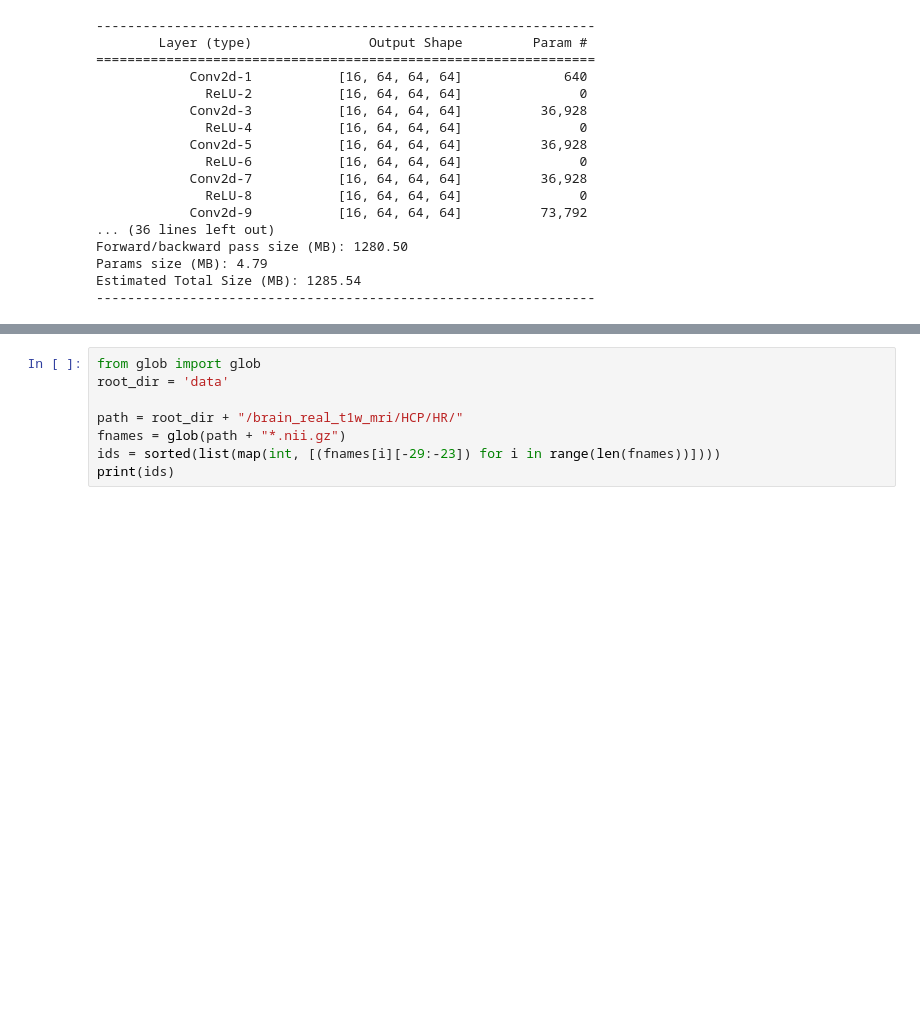
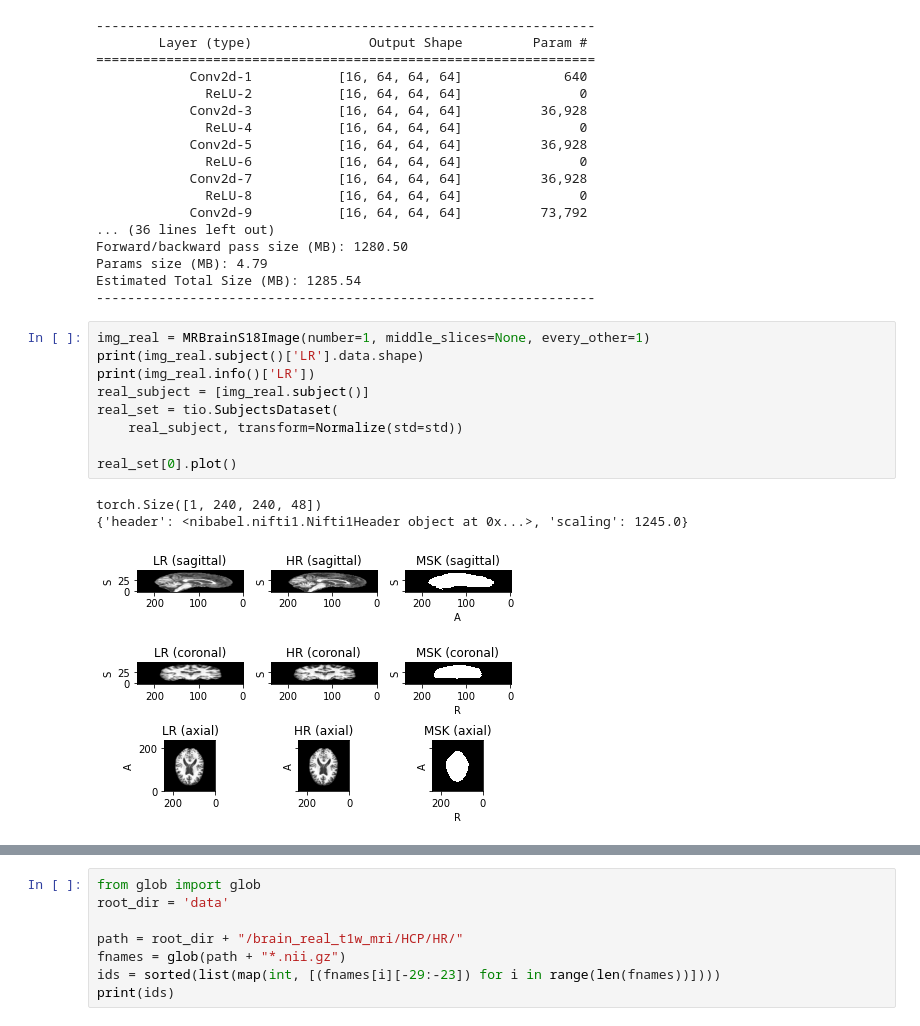
Before and after one commit to rienboonstoppel/SRGan, a Jupyter notebook: predict_multiple_ckpt.ipynb, the cells around one changed output, grey strips where cells are left out. Saved outputs shown, nothing was run; the diff lists cells and outputs as text; blank space fills up the shorter version.

```diff
--- a/predict_multiple_ckpt.ipynb
+++ b/predict_multiple_ckpt.ipynb
@@ -94,4 +95,17 @@ Forward/backward pass size (MB): 1280.50
 Params size (MB): 4.79
 Estimated Total Size (MB): 1285.54
 ----------------------------------------------------------------
+# %%
+img_real = MRBrainS18Image(number=1, middle_slices=None, every_other=1)
+print(img_real.subject()['LR'].data.shape)
+print(img_real.info()['LR'])
+real_subject = [img_real.subject()]
+real_set = tio.SubjectsDataset(
+    real_subject, transform=Normalize(std=std))
+
+real_set[0].plot()
+# %% [output]
+torch.Size([1, 240, 240, 48])
+{'header': <nibabel.nifti1.Nifti1Header object at 0x...>, 'scaling': 1245.0}
+[figure, added]
 # %%
```
Also changed, not shown: parts of 6 cells of this notebook, 3 other files.
